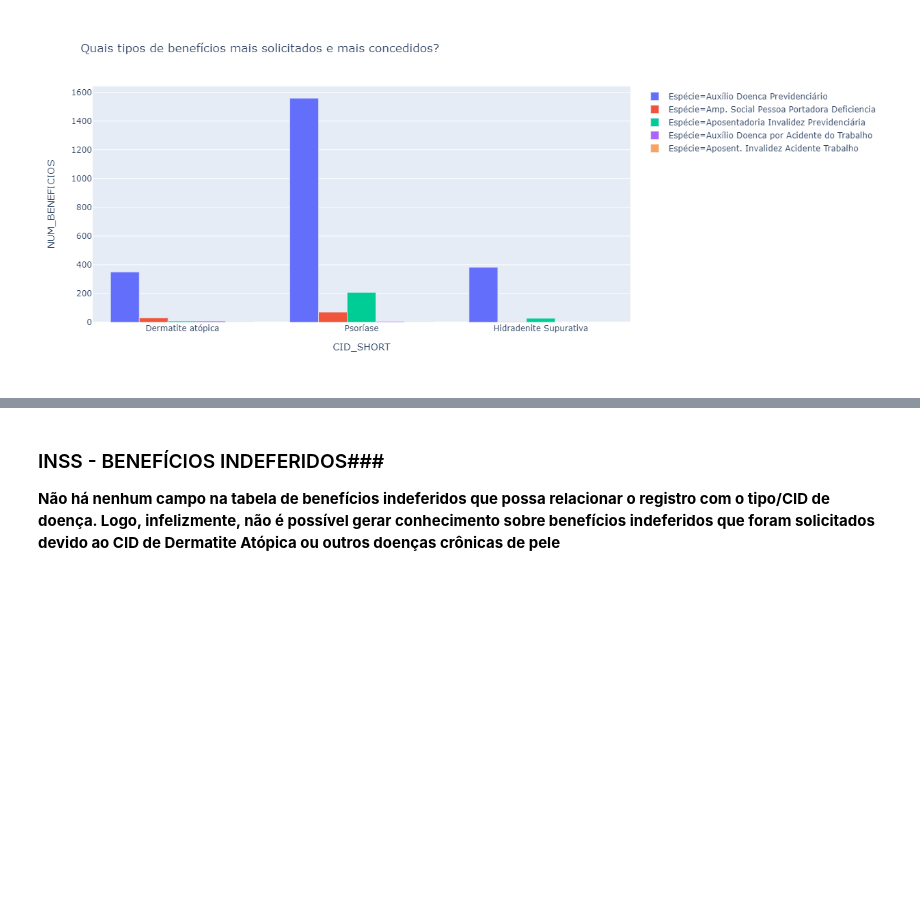
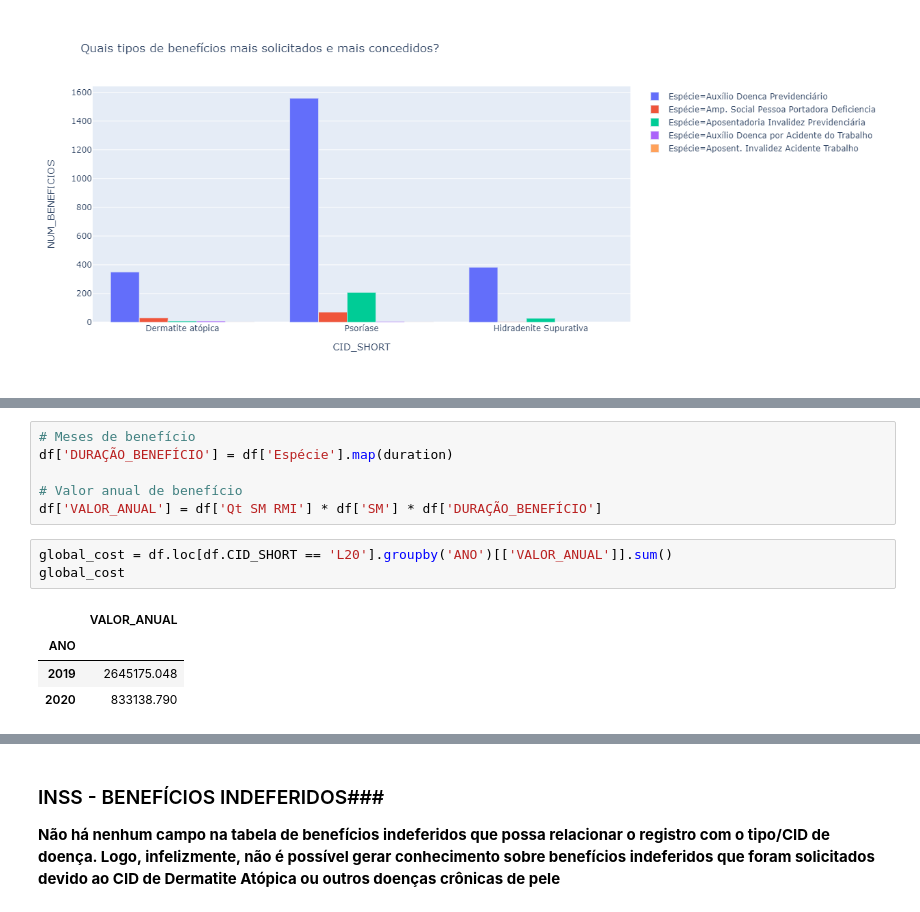
Before and after one commit to DaniloGouvea/datathon-dermatite-atopica, a Jupyter notebook: dermatite_inss.ipynb, the cells around one changed output, grey strips where cells are left out. Cells and saved outputs as stored; diff of their text form; blank space fills up the shorter version.

```diff
--- a/dermatite_inss.ipynb
+++ b/dermatite_inss.ipynb
@@ -248,0 +273,14 @@ px.bar(mask_benefits.reset_index(),x='CID_SHORT',y='NUM_BENEFICIOS',color='Espé
+# %%
+# Meses de benefício
+df['DURAÇÃO_BENEFÍCIO'] = df['Espécie'].map(duration)
+
+# Valor anual de benefício
+df['VALOR_ANUAL'] = df['Qt SM RMI'] * df['SM'] * df['DURAÇÃO_BENEFÍCIO']
+# %%
+global_cost = df.loc[df.CID_SHORT == 'L20'].groupby('ANO')[['VALOR_ANUAL']].sum()
+global_cost
+# %% [output]
+|  | VALOR_ANUAL |
+| ANO |  |
+| 2019 | 2645175.048 |
+| 2020 | 833138.790 |
```
Also changed, not shown: parts of 16 cells of this notebook.
